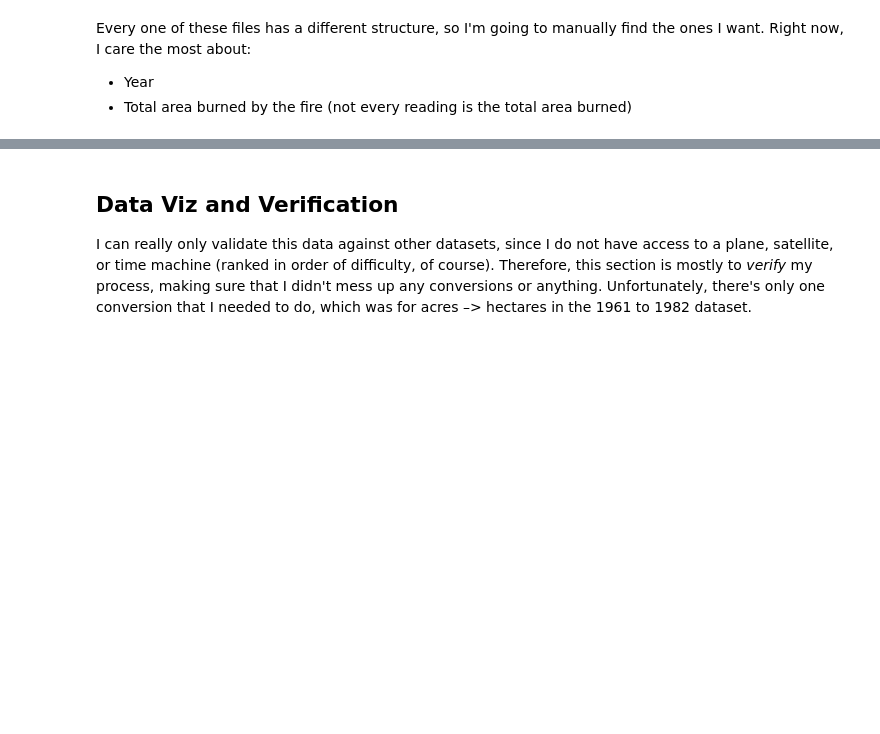
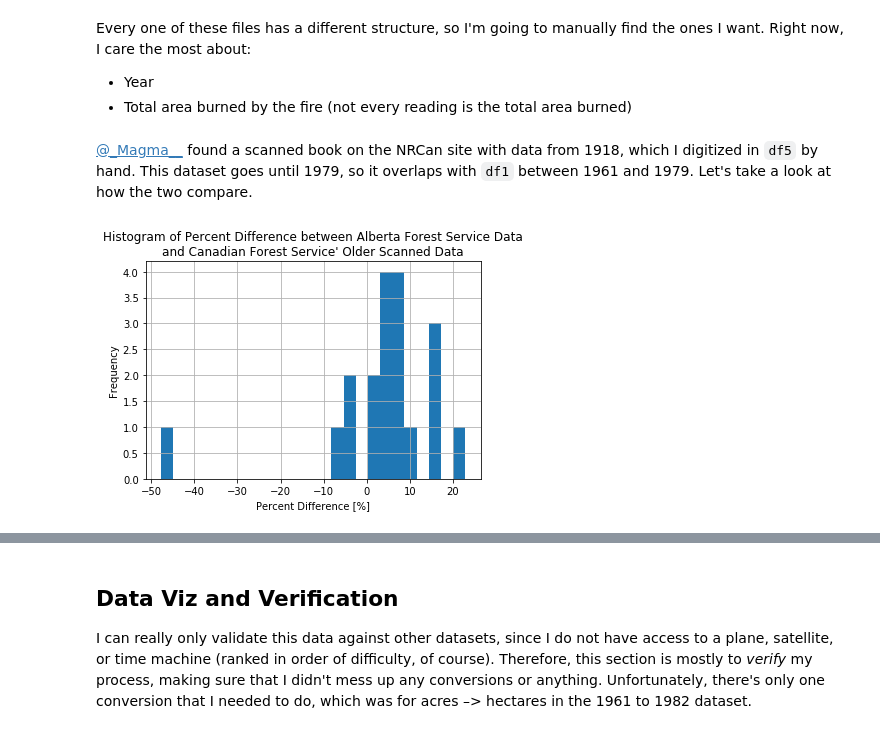
Before and after one commit to jasonrwang/AB-Wildfire, a Jupyter notebook: AB-Wildfire.ipynb, the cells around one changed output, grey strips where cells are left out. Cells and saved outputs as stored; diff of their text form; code cells hidden in the pictures; blank space fills up the shorter version.

```diff
--- a/AB-Wildfire.ipynb
+++ b/AB-Wildfire.ipynb
@@ -121,3 +126,21 @@ df3_sub = (df3.groupby(by = ['fire_number', 'fire_year'], sort = False)['current
           )
 
 df = df.append(df3_sub, ignore_index=True)
+# %% [markdown]
+[@\_Magma__](https://twitter.com/_Magma__/status/1134975621417844736?s=20) found a scanned book on the NRCan site with data from 1918, which I digitized in `df5` by hand. This dataset goes until 1979, so it overlaps with `df1` between 1961 and 1979. Let's take a look at how the two compare.
+# %%
+# Merge the two datasets together
+df5_sub = df5.query('Year >= 1961 & Year <= 1979')\
+    .merge(
+        df.query('Year >= 1961 & Year <= 1979').groupby('Year').sum(), # df1 stored each fire separately
+        on='Year'
+    )
+
+df5_sub['Difference'] = (df5_sub['Area'] - df5_sub['Total'])/df5_sub['Area'] * 100 # Find % difference relative to df
+df5_sub['Difference'].hist(bins=25)
+plt.title('Histogram of Percent Difference between Alberta Forest Service Data\nand Canadian Forest Service\' Older Scanned Data')
+plt.ylabel('Frequency')
+plt.xlabel('Percent Difference [%]')
+plt.show()
+# %% [output]
+[figure, added]
```
Also changed, not shown: parts of 13 cells of this notebook, 5 other files.
